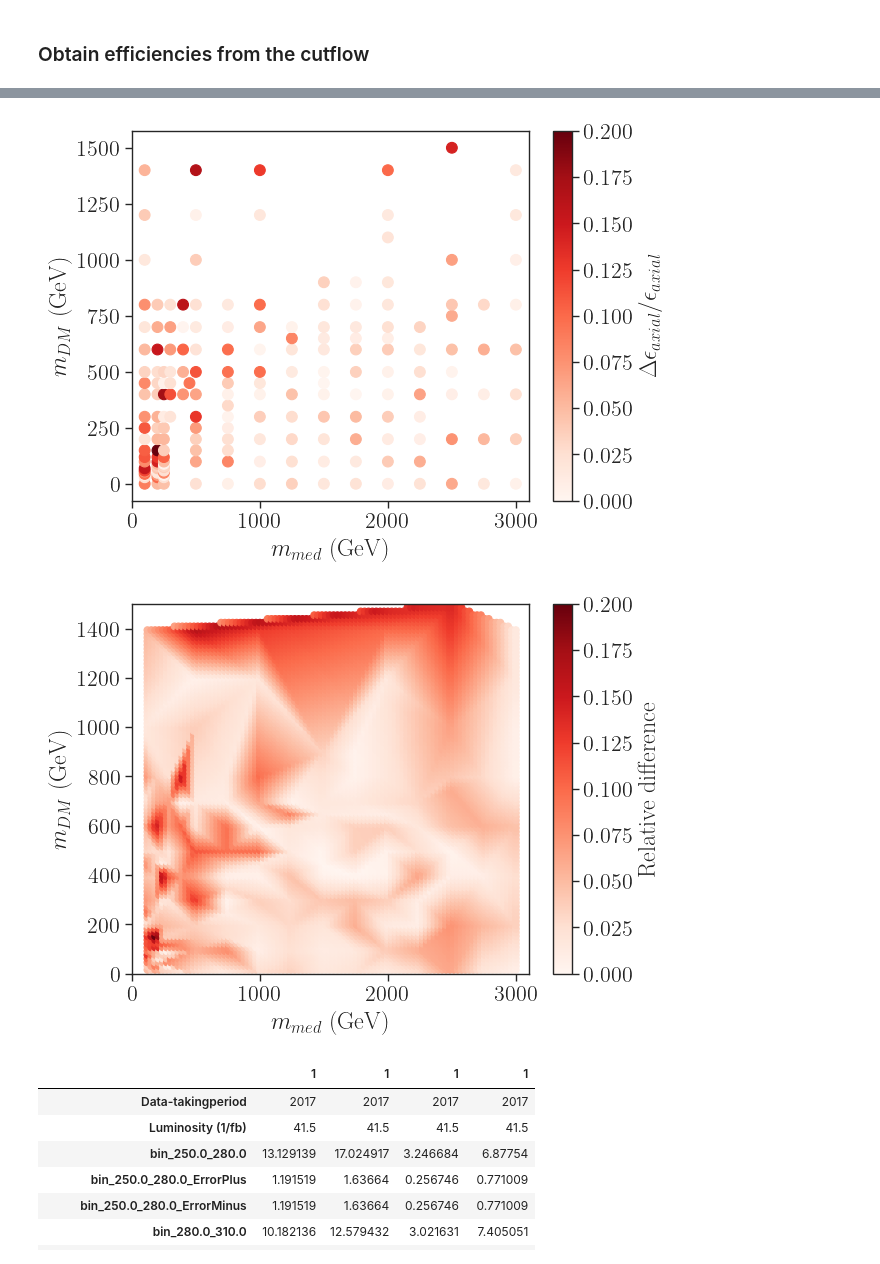
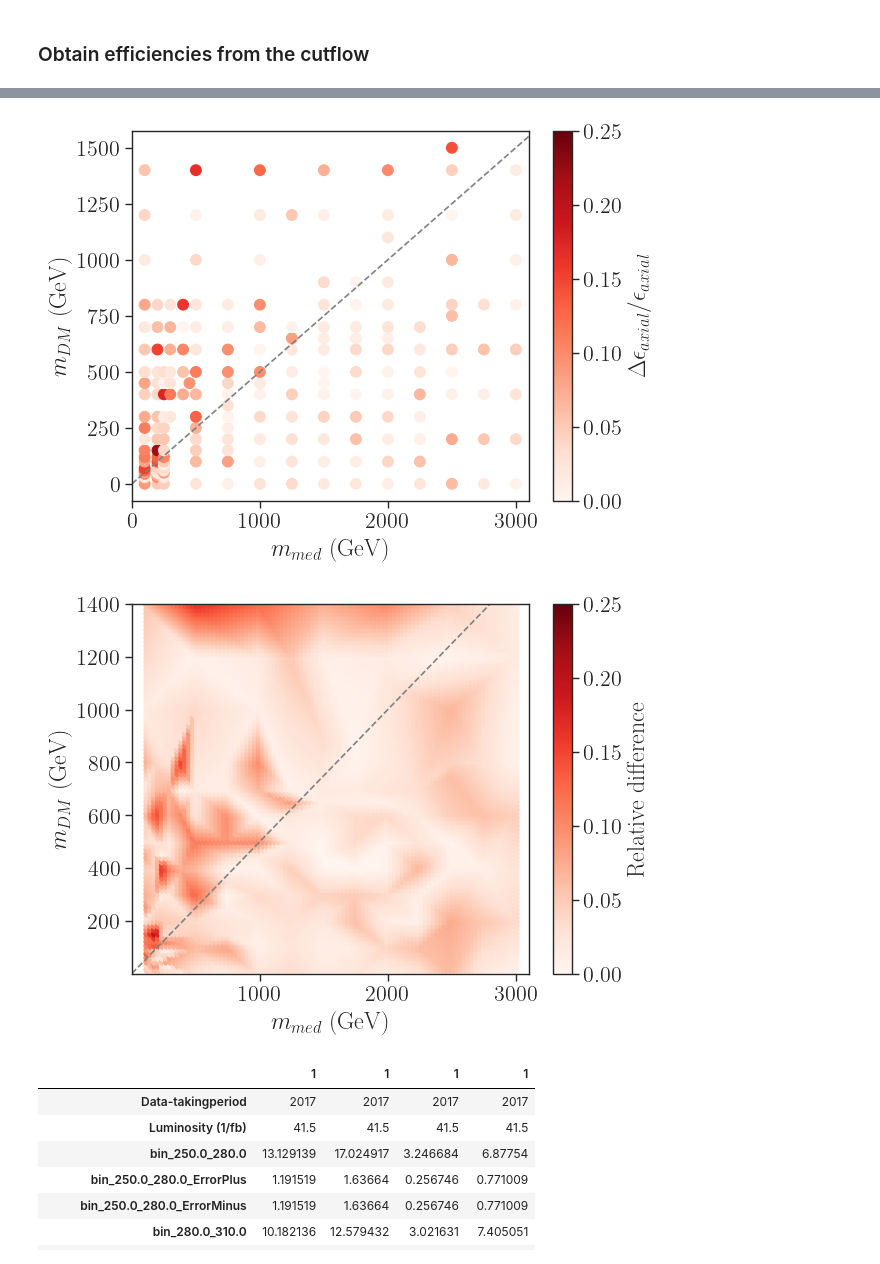
Before and after one commit to andlessa/MonoXSMS, a Jupyter notebook: notebooks/mapEfficiencies-Cutflow.ipynb, the cells around one changed output, grey strips where cells are left out. Drawn from its saved outputs; the diff is of its cells as text; code cells hidden in the pictures.

```diff
--- a/notebooks/mapEfficiencies-Cutflow.ipynb
+++ b/notebooks/mapEfficiencies-Cutflow.ipynb
@@ -33,7 +33,7 @@ pd.set_option('display.max_rows', 200)
 ### Load Recast Data
 # %%
 # Load models (axial and vector)
-inputFiles = ['../scanResultas_axial.pcl', '../scanResults_vector.pcl']
+inputFiles = ['../scanResultas_axial.pcl', '../scanResults_vector.pcl', '../scanResults_vector_add.pcl', '../scanResults_axial_add.pcl']
 dfs = [pd.read_pickle(i) for i in inputFiles]
 recastData = pd.concat(dfs, ignore_index=True)
 # %% [markdown]
@@ -92,8 +113,10 @@ masspts = recastData[recastData['Coupling'] == 'Axial']
 masspts = masspts[['$m_{med}$', '$m_{DM}$']]
 # %%
 # Plot results
-plt.scatter(x=masspts['$m_{med}$'], y=masspts['$m_{DM}$'], vmin=0., vmax=.2,
+plt.scatter(x=masspts['$m_{med}$'], y=masspts['$m_{DM}$'], vmin=0., vmax=.25,
             cmap=plt.cm.get_cmap('Reds'), c=diff, s=60)
+
+plt.axline((1, 1), slope=1/2, linestyle='--', color='gray')
 
 cbar=plt.colorbar(label=r'$\Delta \epsilon_{axial}/\epsilon_{axial}$')
 plt.xlabel(r'$m_{med}$ (GeV)')
@@ -102,7 +125,7 @@ plt.ylabel(r'$m_{DM}$ (GeV)')
 # plt.ylim(-10,1500)
 plt.show()
 # %% [output]
-[figure, old version]
+[figure, new version]
 # %%
 pts = np.array([x for x in product(np.linspace(0.,3000.,100),np.linspace(0.,1500.,100))])
 relDiffPts = griddata(list(zip(masspts['$m_{med}$'],masspts['$m_{DM}$'])),
@@ -110,17 +133,18 @@ relDiffPts = griddata(list(zip(masspts['$m_{med}$'],masspts['$m_{DM}$'])),
 pts = pts[~np.isnan(relDiffPts)]
 relDiffPts = relDiffPts[~np.isnan(relDiffPts)]
 # %%
-plt.scatter(x=pts[:,0], y=pts[:,1], vmin=0., vmax =.2,
+plt.scatter(x=pts[:,0], y=pts[:,1], vmin=0., vmax =.25,
             c=relDiffPts, cmap=plt.cm.get_cmap('Reds'))
 cbar = plt.colorbar(label='Relative difference')
+plt.axline((1, 1), slope=1/2, linestyle='--', color='gray')
 
 plt.xlabel(r'$m_{med}$ (GeV)')
-plt.xlim(0,3100)
+plt.xlim(1,3100)
 plt.ylabel(r'$m_{DM}$ (GeV)')
-plt.ylim(0,1500)
+plt.ylim(1,1400)
 plt.show()
 # %% [output]
-[figure, old version]
+[figure, new version]
 # %%
 axial = pd.read_pickle('../DMSimp_axial_0j_match/Events/run_177/axial_3000_800_cms_exo_20_004.pcl')
 axial_n = pd.read_pickle('../DMSimp_axial_0j_match/Events/run_177/axial_3000_800_cms_exo_20_004_normalized.pcl')
```
Also changed, not shown: parts of 3 cells of this notebook.
